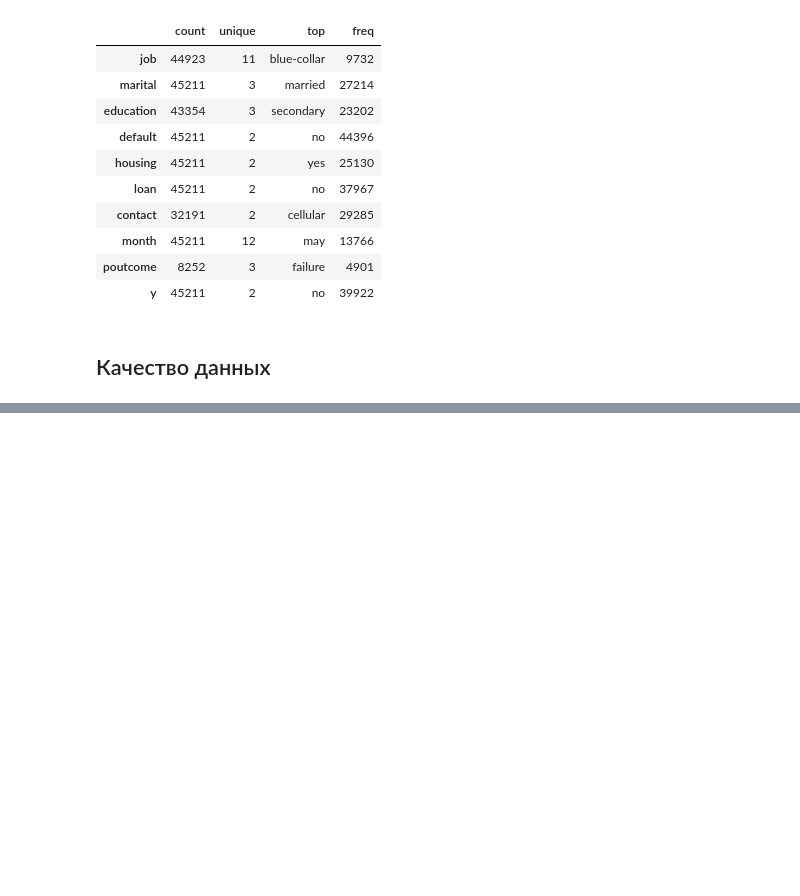
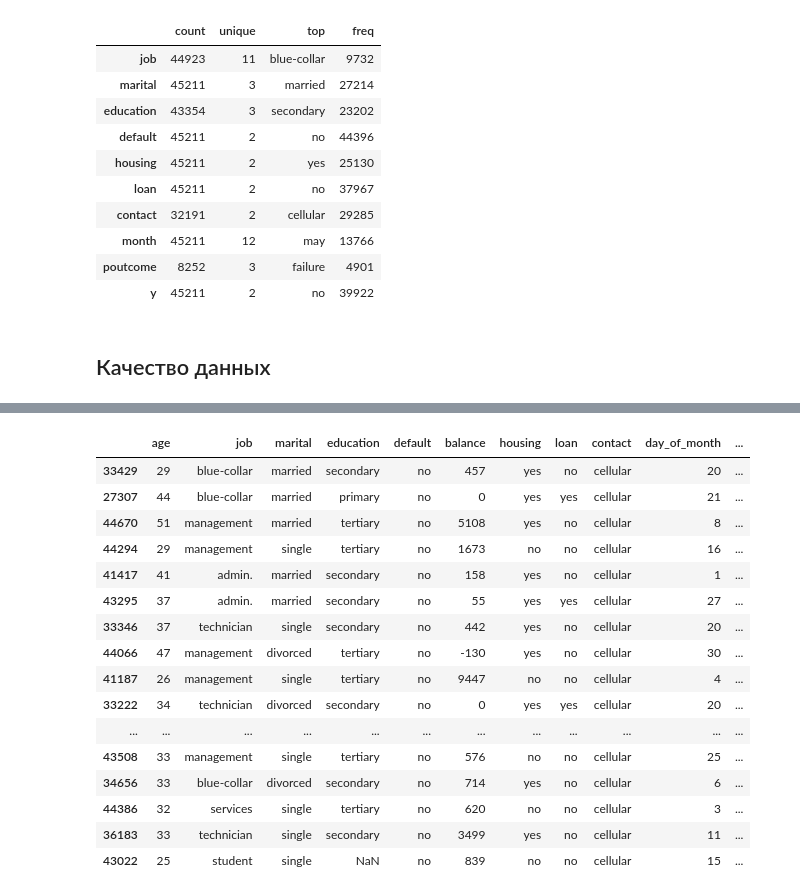
Before and after one commit to RafaelPozoyan/UrFU_project, a Jupyter notebook: practicum.ipynb, the cells around one changed output, grey strips where cells are left out. Saved outputs shown, nothing was run; the diff lists cells and outputs as text; code cells hidden in the pictures; blank space fills up the shorter version.

```diff
--- a/practicum.ipynb
+++ b/practicum.ipynb
@@ -264,0 +442,20 @@ df.describe(include=['category']).T
+# %%
+df[df['poutcome'] == 'other'].sample(30, random_state=50)
+# %% [output]
+|  | age | job | marital | education | default | balance | housing | loan | contact | day_of_month | ... |
+| 33429 | 29 | blue-collar | married | secondary | no | 457 | yes | no | cellular | 20 | ... |
+| 27307 | 44 | blue-collar | married | primary | no | 0 | yes | yes | cellular | 21 | ... |
+| 44670 | 51 | management | married | tertiary | no | 5108 | yes | no | cellular | 8 | ... |
+| 44294 | 29 | management | single | tertiary | no | 1673 | no | no | cellular | 16 | ... |
+| 41417 | 41 | admin. | married | secondary | no | 158 | yes | no | cellular | 1 | ... |
+| 43295 | 37 | admin. | married | secondary | no | 55 | yes | yes | cellular | 27 | ... |
+| 33346 | 37 | technician | single | secondary | no | 442 | yes | no | cellular | 20 | ... |
+| 44066 | 47 | management | divorced | tertiary | no | -130 | yes | no | cellular | 30 | ... |
+| 41187 | 26 | management | single | tertiary | no | 9447 | no | no | cellular | 4 | ... |
+| 33222 | 34 | technician | divorced | secondary | no | 0 | yes | yes | cellular | 20 | ... |
+| ... | ... | ... | ... | ... | ... | ... | ... | ... | ... | ... | ... |
+| 43508 | 33 | management | single | tertiary | no | 576 | no | no | cellular | 25 | ... |
+| 34656 | 33 | blue-collar | divorced | secondary | no | 714 | yes | no | cellular | 6 | ... |
+| 44386 | 32 | services | single | tertiary | no | 620 | no | no | cellular | 3 | ... |
+| 36183 | 33 | technician | single | secondary | no | 3499 | yes | no | cellular | 11 | ... |
+| 43022 | 25 | student | single | NaN | no | 839 | no | no | cellular | 15 | ... |
```
Also changed, not shown: parts of 17 cells of this notebook.
